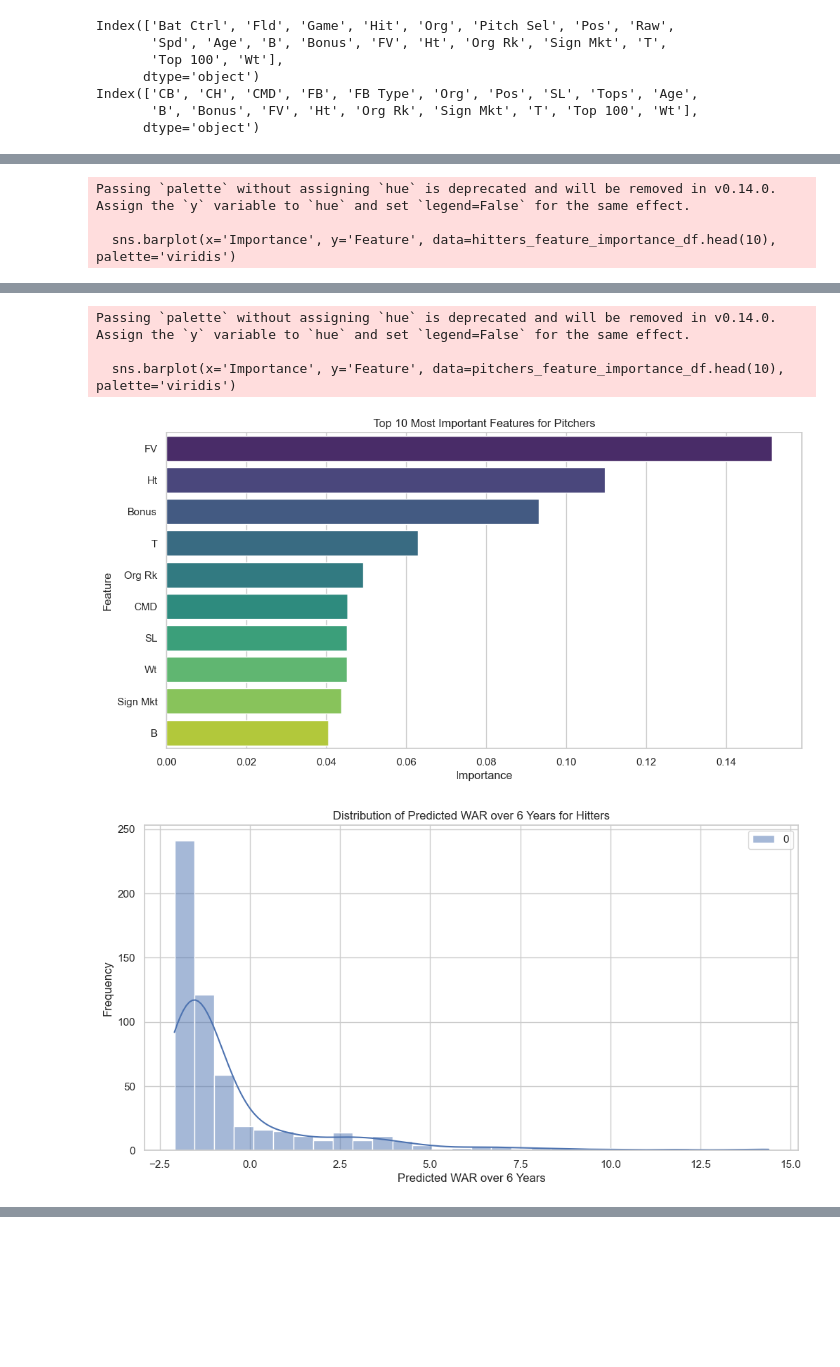
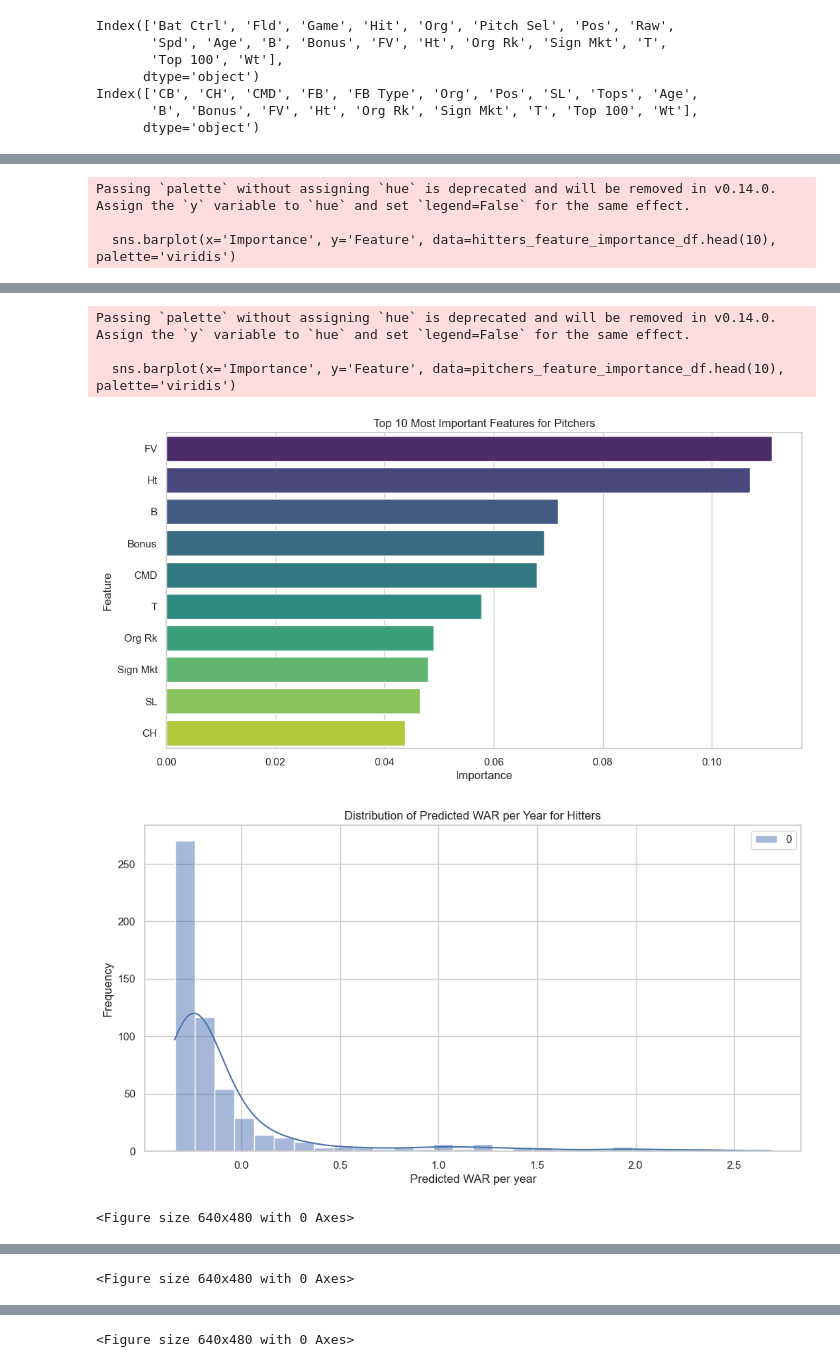
Before and after one commit to nielsjsc/LSTMLB, a Jupyter notebook: models/MiLB.ipynb, the cells around one changed output, grey strips where cells are left out. Cells and saved outputs as stored; diff of their text form; code cells hidden in the pictures; blank space fills up the shorter version.

Commit message:
update models and results

```diff
--- a/models/MiLB.ipynb
+++ b/models/MiLB.ipynb
@@ -510,6 +530,7 @@ sns.barplot(x='Importance', y='Feature', data=hitters_feature_importance_df.head
 plt.title('Top 10 Most Important Features for Hitters')
 plt.xlabel('Importance')
 plt.ylabel('Feature')
+plt.savefig('top_10_hitters_features.png')
 plt.show()
 
 # Plot the top 10 most important features for pitchers
@@ -518,34 +539,36 @@ sns.barplot(x='Importance', y='Feature', data=pitchers_feature_importance_df.hea
 plt.title('Top 10 Most Important Features for Pitchers')
 plt.xlabel('Importance')
 plt.ylabel('Feature')
+plt.savefig('top_10_pitchers_features.png')
 plt.show()
 
 # Additional visualizations
-# Distribution of predicted WAR for hitters
+# Distribution of predicted WAR for hitters per year
 plt.figure(figsize=(12, 6))
-sns.histplot(predicted_war_6_years_hitters, bins=30, kde=True, color='blue')
-plt.title('Distribution of Predicted WAR over 6 Years for Hitters')
-plt.xlabel('Predicted WAR over 6 Years')
+sns.histplot(predictions_hitters_2024_avg, bins=30, kde=True, color='blue')
+plt.title('Distribution of Predicted WAR per Year for Hitters')
+plt.xlabel('Predicted WAR per year')
 plt.ylabel('Frequency')
+plt.savefig('pred_hit_war_distribution.png')
 plt.show()
+
 # Distribution of actual training data WAR for hitters
 plt.figure(figsize=(12, 6))
 sns.histplot(y_val_hit, bins=30, kde=True, color='purple')
 plt.title('Distribution of Actual Training Data WAR for Hitters')
 plt.xlabel('Actual WAR per Year')
 plt.ylabel('Frequency')
+plt.savefig('train_hit_war_distribution.png')
 plt.show()
-
 
 # Distribution of predicted WAR for pitchers
 plt.figure(figsize=(12, 6))
-sns.histplot(predicted_war_6_years_pitchers, bins=30, kde=True, color='green')
-plt.title('Distribution of Predicted WAR over 6 Years for Pitchers')
-plt.xlabel('Predicted WAR over 6 Years')
+sns.histplot(predictions_pitchers_2024_avg, bins=30, kde=True, color='green')
+plt.title('Distribution of Predicted WAR per Year for Pitchers')
+plt.xlabel('Predicted WAR per Year')
 plt.ylabel('Frequency')
+plt.savefig('pred_pit_war_distribution.png')
 plt.show()
-
-
 
 # Distribution of actual training data WAR for pitchers
 plt.figure(figsize=(12, 6))
@@ -553,25 +576,8 @@ sns.histplot(y_val_pitch, bins=30, kde=True, color='orange')
 plt.title('Distribution of Actual Training Data WAR for Pitchers')
 plt.xlabel('Actual WAR per Year')
 plt.ylabel('Frequency')
+plt.savefig('train_pit_war_distribution.png')
 plt.show()
-
-# Scatter plot of predicted WAR vs. Top 100 ranking for hitters
-plt.figure(figsize=(12, 6))
-sns.scatterplot(x='Top 100', y='Predicted_WAR_6_Years', data=hitters_2024_results, hue='Org', palette='tab10')
-plt.title('Predicted WAR over 6 Years vs. Top 100 Ranking for Hitters')
-plt.xlabel('Top 100 Ranking')
-plt.ylabel('Predicted WAR over 6 Years')
-plt.legend(title='Organization', bbox_to_anchor=(1.05, 1), loc='upper left')
-plt.show()
-
-# Scatter plot of predicted WAR vs. Top 100 ranking for pitchers
-plt.figure(figsize=(12, 6))
-sns.scatterplot(x='Top 100', y='Predicted_WAR_6_Years', data=pitchers_2024_results, hue='Org', palette='tab10')
-plt.title('Predicted WAR over 6 Years vs. Top 100 Ranking for Pitchers')
-plt.xlabel('Top 100 Ranking')
-plt.ylabel('Predicted WAR over 6 Years')
-plt.legend(title='Organization', bbox_to_anchor=(1.05, 1), loc='upper left')
-plt.show()
 # %% [output]
 Passing `palette` without assigning `hue` is deprecated and will be removed in v0.14.0. Assign the `y` variable to `hue` and set `legend=False` for the same effect.
 
@@ -580,6 +586,8 @@ Passing `palette` without assigning `hue` is deprecated and will be removed in v
 Passing `palette` without assigning `hue` is deprecated and will be removed in v0.14.0. Assign the `y` variable to `hue` and set `legend=False` for the same effect.
 
   sns.barplot(x='Importance', y='Feature', data=pitchers_feature_importance_df.head(10), palette='viridis')
-[figure, old version]
+[figure, new version]
-[figure, old version]
+[figure, new version]
+<Figure size 640x480 with 0 Axes>
 [figure]
+<Figure size 640x480 with 0 Axes>
@@ -587 +595,2 @@ Passing `palette` without assigning `hue` is deprecated and will be removed in v
+<Figure size 640x480 with 0 Axes>
 [figure]
```
Also changed, not shown: parts of 4 cells of this notebook, 9 other files.
